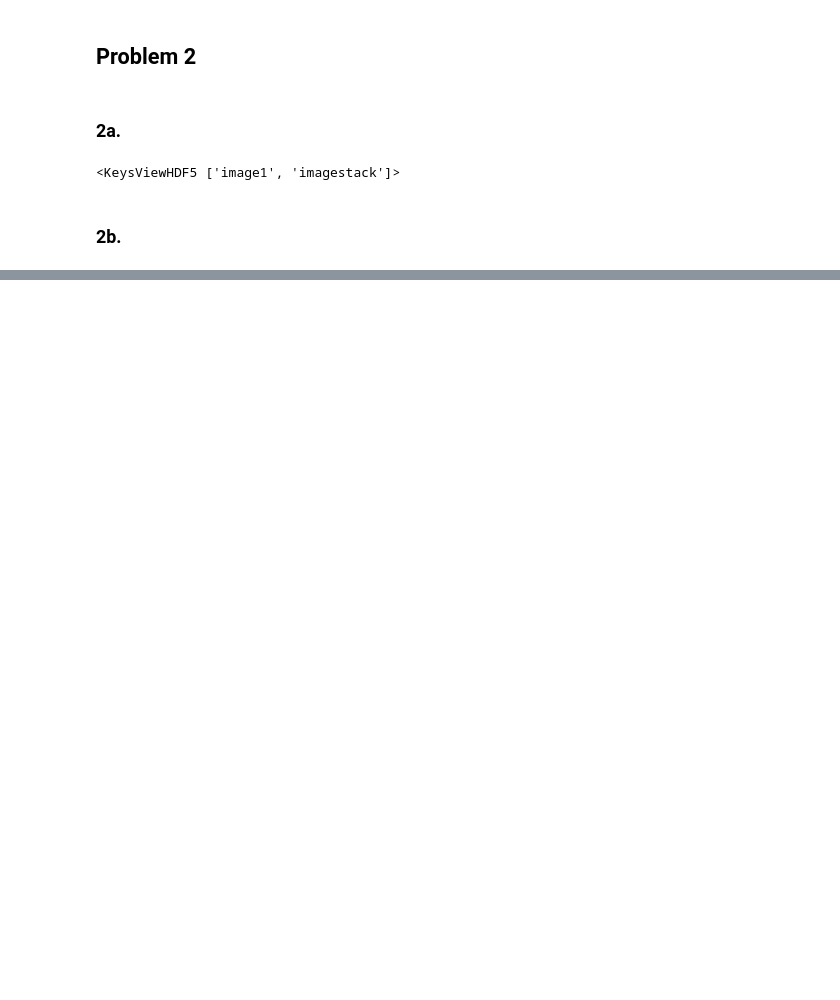
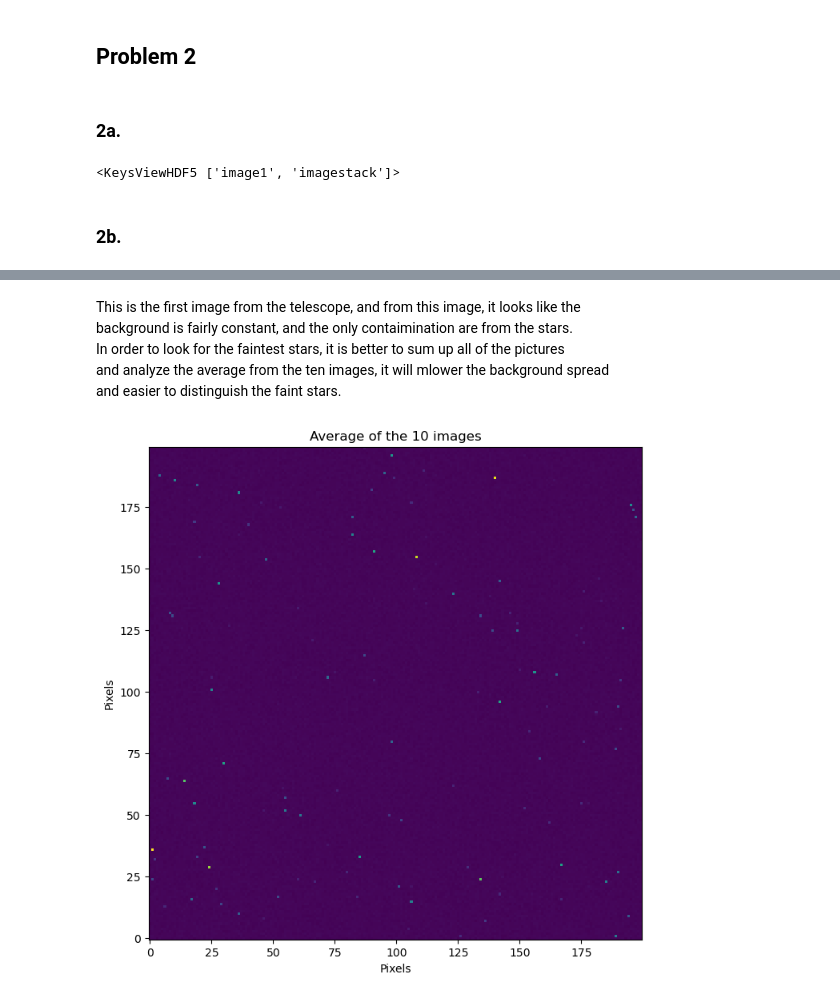
Before and after one commit to notmaxwang/PHYS434, a Jupyter notebook: lab4.ipynb, the cells around one changed output, grey strips where cells are left out. Drawn from its saved outputs; the diff is of its cells as text; code cells hidden in the pictures; blank space fills up the shorter version.

```diff
--- a/lab4.ipynb
+++ b/lab4.ipynb
@@ -167,0 +187,18 @@ data3 = np.array(hf2.get('imagestack'))
+# %% [markdown]
+This is the first image from the telescope, and from this image, it looks like the <br>
+background is fairly constant, and the only contaimination are from the stars. <br>
+In order to look for the faintest stars, it is better to sum up all of the pictures <br>
+and analyze the average from the ten images, it will mlower the background spread <br>
+and easier to distinguish the faint stars.
+# %%
+#plotting an average of the images
+avg_image = np.sum(img_data, axis=2)/10
+
+plt.figure(figsize=(8, 8))
+plt.imshow(avg_image, origin='lower')
+plt.title('Average of the 10 images')
+plt.xlabel('Pixels')
+plt.ylabel('Pixels')
+plt.show()
+# %% [output]
+[figure, added]
```
Also changed, not shown: parts of 31 cells of this notebook, 3 other files.
